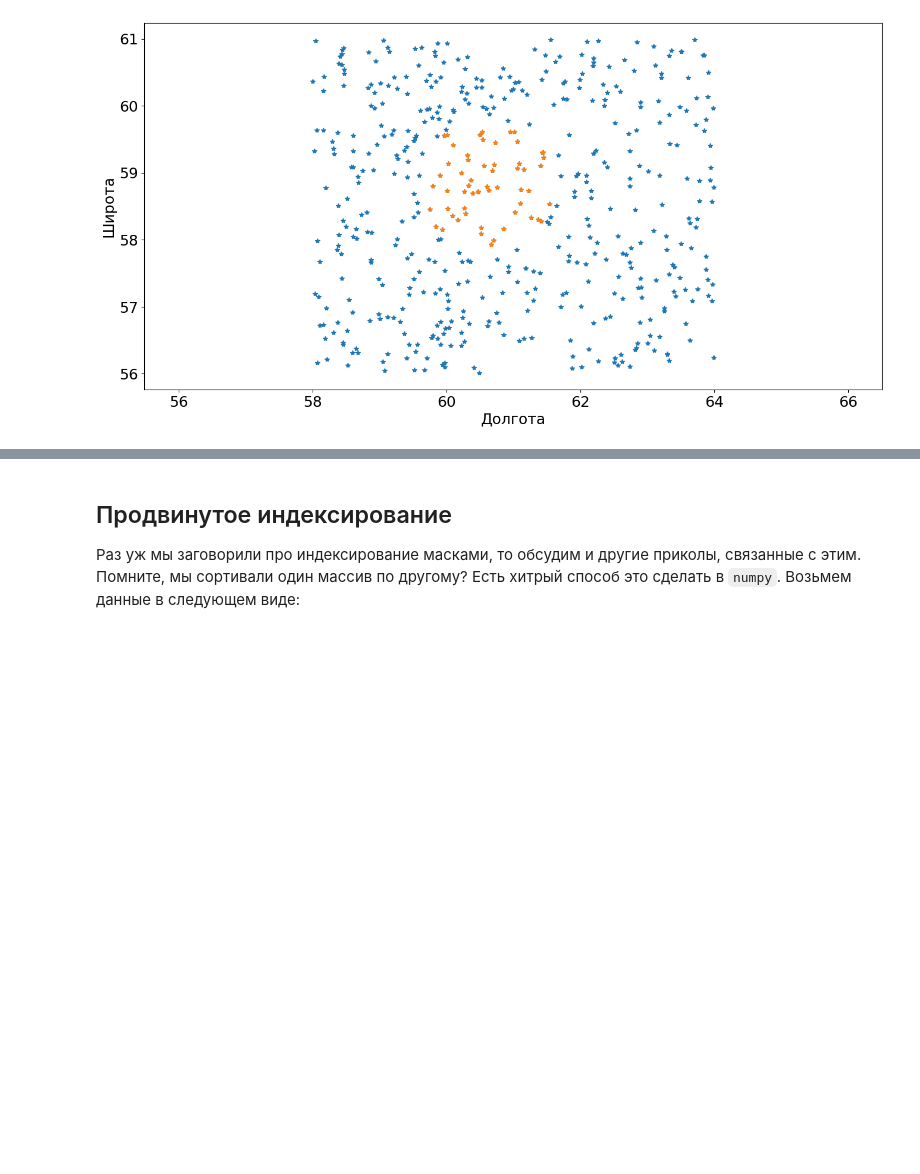
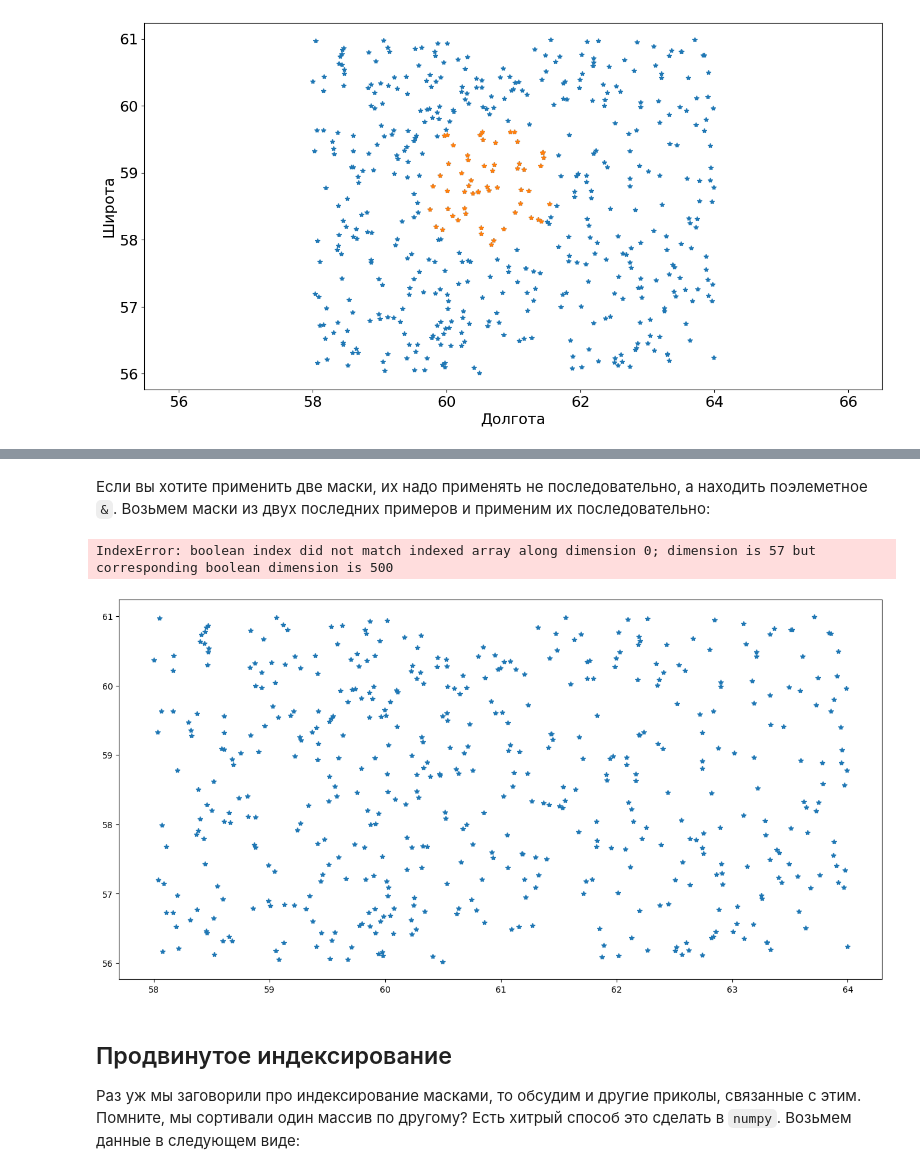
Before and after one commit to teimy/geohse-python-2024, a Jupyter notebook: Lectures/Lecture8/Lecture8.ipynb, the cells around one changed output, grey strips where cells are left out. Saved outputs shown, nothing was run; the diff lists cells and outputs as text; code cells hidden in the pictures; blank space fills up the shorter version.

```diff
--- a/Lectures/Lecture8/Lecture8.ipynb
+++ b/Lectures/Lecture8/Lecture8.ipynb
@@ -527,3 +551,26 @@ plt.gca().tick_params(labelsize=18)
+# %% [markdown]
+Если вы хотите применить две маски, их надо применять не последовательно, а находить поэлеметное `&`. Возьмем маски из двух последних примеров и применим их последовательно:
+# %%
+np.random.seed(5678912)
+
+lat = np.random.rand(500)*5 + 56 # координаты по широте от 56 до 61
+lon = np.random.rand(500)*6 + 58 # координаты по долгорте от 58 до 64
+
+mask_lon = (lon > 60) & (lon < 62)
+mask = np.sqrt((lat - 58.8)**2 + (lon - 60.6)**2) < 1
+
+plt.figure(figsize=(16,8))
+plt.plot(lon, lat, '*')
+plt.plot(lon[mask][mask_lon], lat[mask][mask_lon], '*', c='C1')
+
+plt.axis('equal')
+
+plt.ylabel('Широта', fontsize=18)
+plt.xlabel('Долгота',fontsize=18)
+plt.gca().tick_params(labelsize=18)
+# %% [output]
+IndexError: boolean index did not match indexed array along dimension 0; dimension is 57 but corresponding boolean dimension is 500
+[figure, added]
 # %% [markdown]
 ## Продвинутое индексирование
 
```
Also changed, not shown: parts of 9 cells of this notebook.
